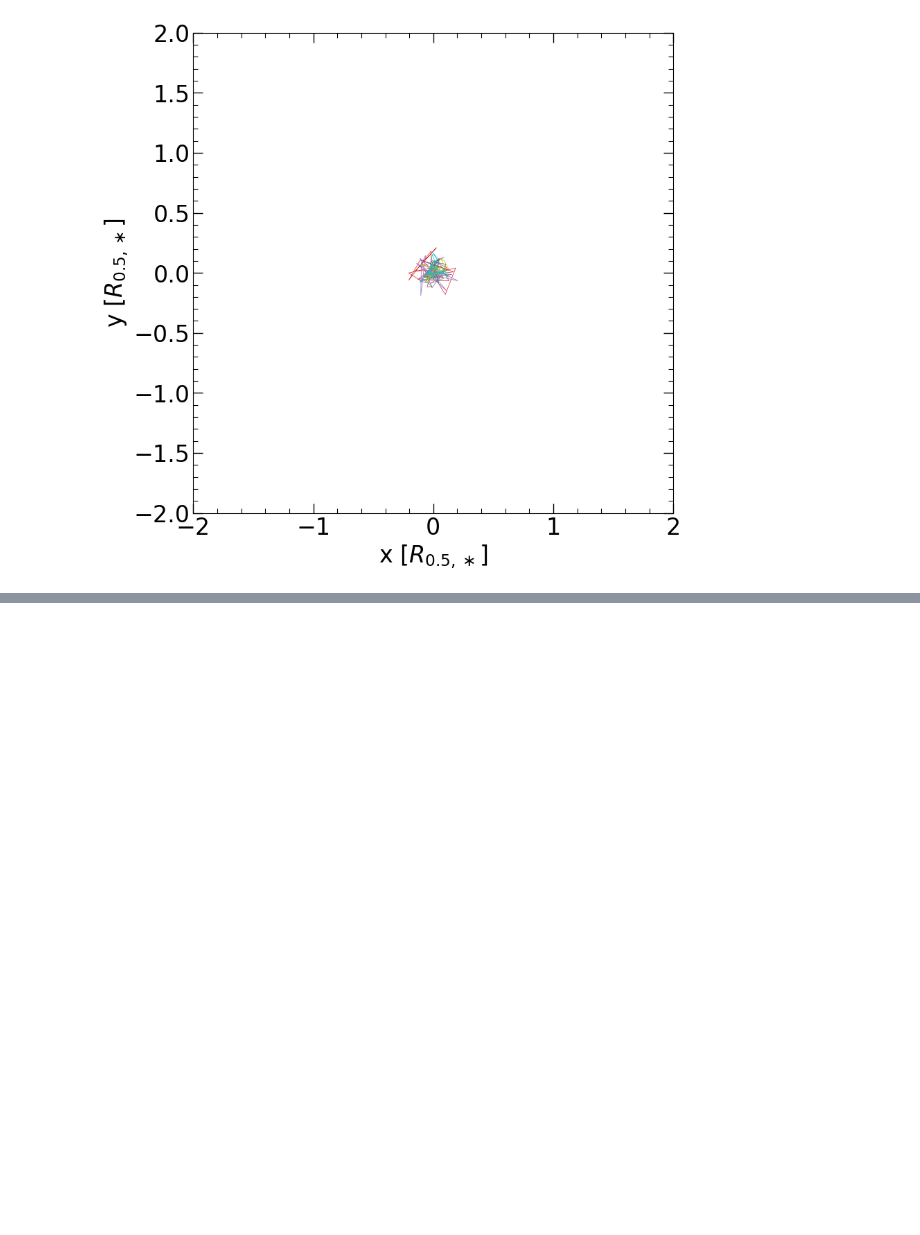
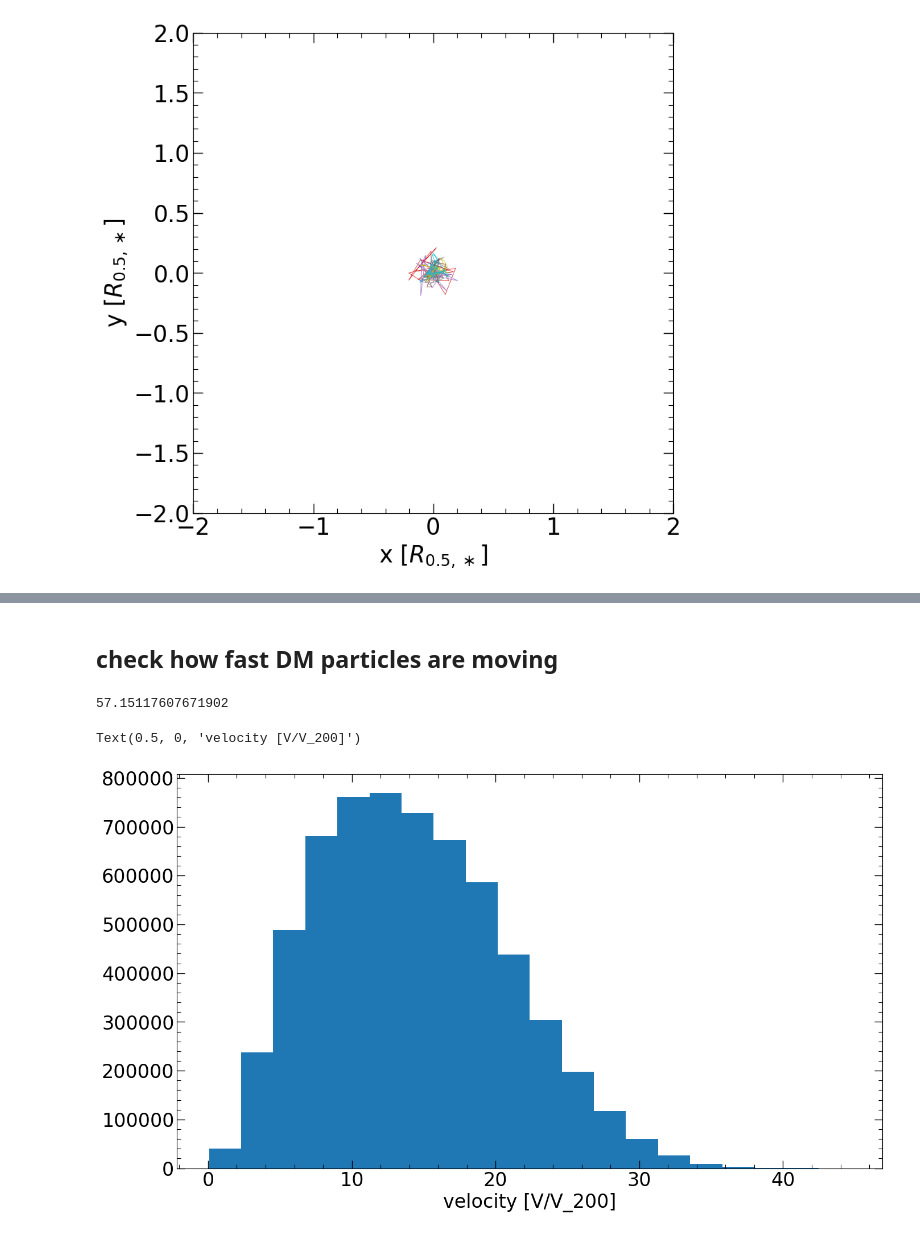
Before and after one commit to nelson-group/Ole_insitu_stars, a Jupyter notebook: dm_analysis.ipynb, the cells around one changed output, grey strips where cells are left out. Cells and saved outputs as stored; diff of their text form; code cells hidden in the pictures; blank space fills up the shorter version.

```diff
--- a/dm_analysis.ipynb
+++ b/dm_analysis.ipynb
@@ -255,0 +352,20 @@ Text(0, 0.5, 'y [$R_{0.5,\\ast}$]')
+# %% [markdown]
+## check how fast DM particles are moving
+# %%
+run = 3
+basePath=f'/virgotng/universe/IllustrisTNG/TNG50-{run}/output'
+sub0 = il.snapshot.loadSubhalo(basePath, 99, 0, 'dm', fields = ['Velocities'])
+sub0 = np.linalg.norm(sub0, axis = 1)
+sub = il.groupcat.loadSingle(basePath, 99, haloID = 0)
+sub_mass = sub['Group_M_Crit200'] * 1e10 * 1e30 #solar masses * 1e30 kg/solar mass
+sub_rad = sub['Group_R_Crit200'] * 1000 * 3.1e16
+sub_vel = np.sqrt(sub_mass * 6.67e-13 / sub_rad) / 1000
+print(sub_vel)
+# %% [output]
+57.15117607671902
+# %%
+plt.hist(sub0/sub_vel, bins = 20)
+plt.xlabel('velocity [V/V_200]')
+# %% [output]
+Text(0.5, 0, 'velocity [V/V_200]')
+[figure, added]
```
Also changed, not shown: parts of 11 cells of this notebook, 5 other files.
